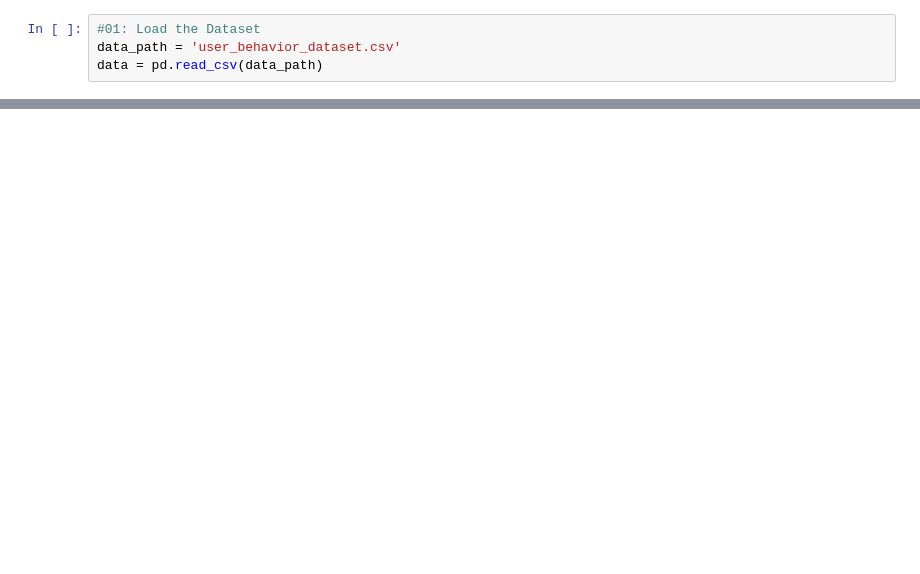
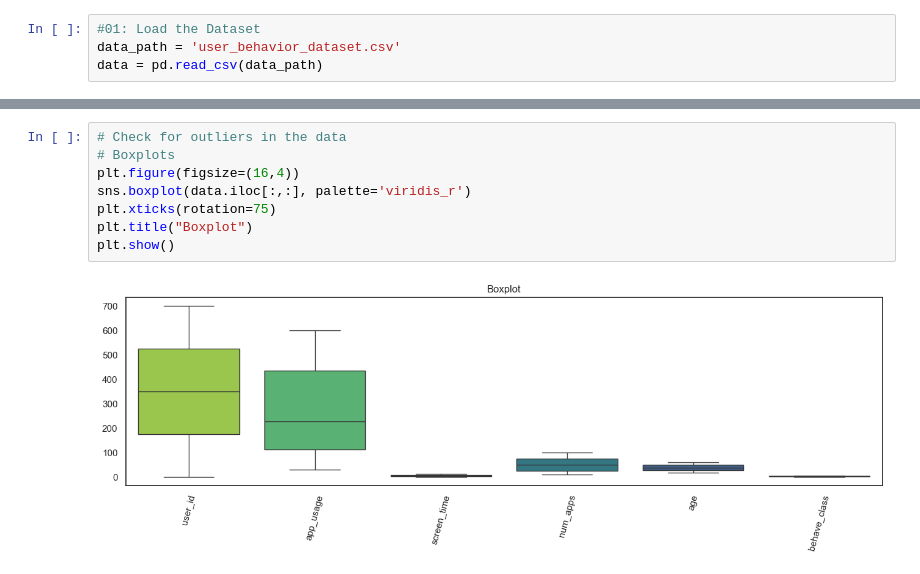
Before and after one commit to neuwelt/mobile-usage-vs-num-apps, a Jupyter notebook: final.ipynb, the cells around one changed output, grey strips where cells are left out. Cells and saved outputs as stored; diff of their text form; blank space fills up the shorter version.

```diff
--- a/final.ipynb
+++ b/final.ipynb
@@ -388,0 +138,10 @@ print("Based on RMSE and R^2 scores, the model with the best performance can be
+# %%
+# Check for outliers in the data
+# Boxplots
+plt.figure(figsize=(16,4))
+sns.boxplot(data.iloc[:,:], palette='viridis_r')
+plt.xticks(rotation=75)
+plt.title("Boxplot")
+plt.show()
+# %% [output]
+[figure, added]
```
Also changed, not shown: parts of 58 cells of this notebook.
